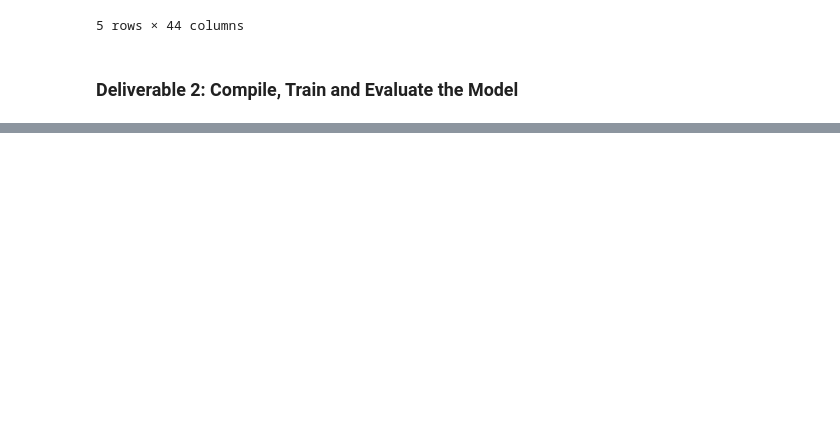
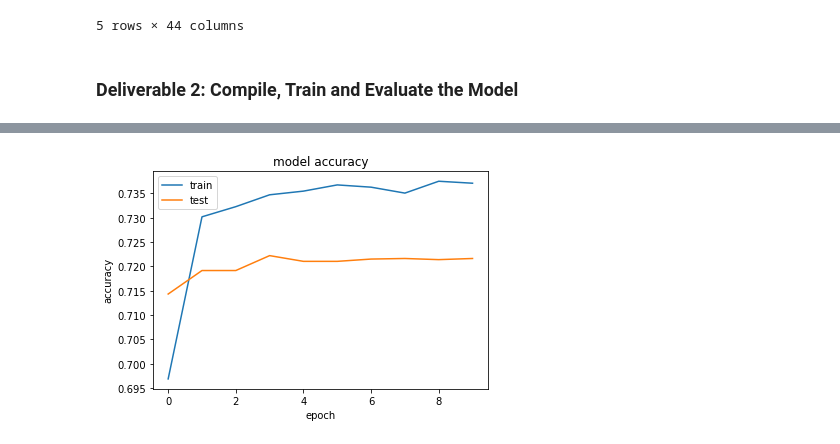
Before and after one commit to vnitusingh/Neural_Network_Charity_Analysis, a Jupyter notebook: AlphabetSoupCharity.ipynb, the cells around one changed output, grey strips where cells are left out. Drawn from its saved outputs; the diff is of its cells as text; code cells hidden in the pictures; blank space fills up the shorter version.

Commit message:
Keras model with one hidden layer

```diff
--- a/AlphabetSoupCharity.ipynb
+++ b/AlphabetSoupCharity.ipynb
@@ -196,12 +201,16 @@ X_test_scaled = X_scaler.transform(X_test)
 # %%
 # Define the model - deep neural net, i.e., the number of input features and hidden nodes for each layer.
-
+nn = tf.keras.models.Sequential()
 
 # First hidden layer
-
-
+nn.add(
+    tf.keras.layers.Dense(units=28, input_dim=len(X_train[0]), activation="relu")
+)
+# 28 = (44*0.6)+1
 # Second hidden layer
 
 # Output layer
+nn.add(tf.keras.layers.Dense(units=1, activation="sigmoid"))
 
 # Check the structure of the model
+nn.summary()
@@ -208,2 +230,3 @@ X_test_scaled = X_scaler.transform(X_test)
 # %%
 # Compile the model
+nn.compile(loss="binary_crossentropy", optimizer="adam", metrics=["accuracy"])
@@ -211,0 +233,3 @@ X_test_scaled = X_scaler.transform(X_test)
+# %%
+# Train the model
+history = nn.fit(X_train_scaled, y_train, validation_split=0.33, epochs=10)
@@ -212,2 +257,14 @@ X_test_scaled = X_scaler.transform(X_test)
+# %%
+# Plot the accuracy
+
+plt.plot(history.history['accuracy'])
+plt.plot(history.history['val_accuracy'])
+plt.title('model accuracy')
+plt.ylabel('accuracy')
+plt.xlabel('epoch')
+plt.legend(['train', 'test'], loc='upper left')
+plt.show()
+# %% [output]
+[figure, added]
 # %%
 # Evaluate the model using the test data
```
Also changed, not shown: parts of 5 cells of this notebook.
